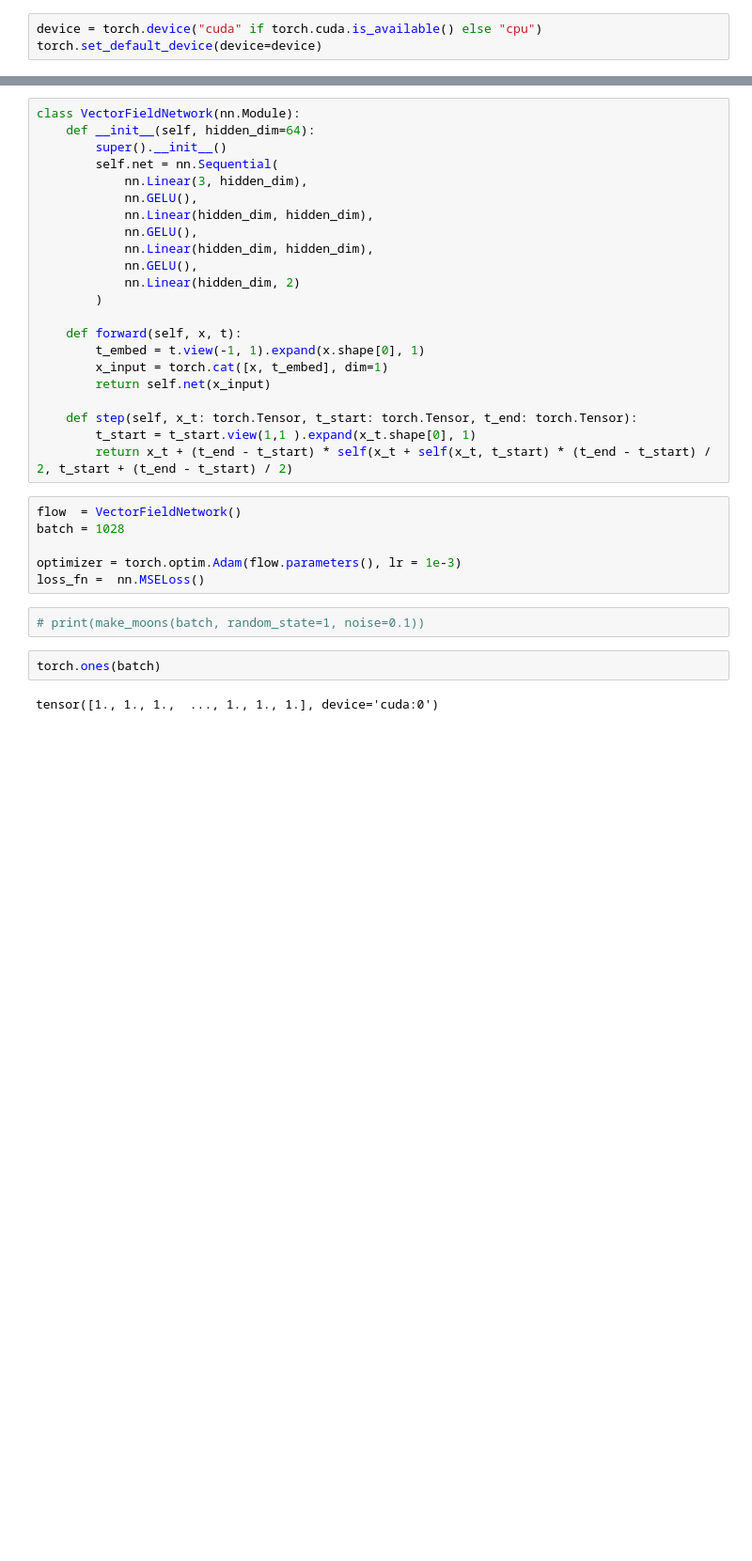
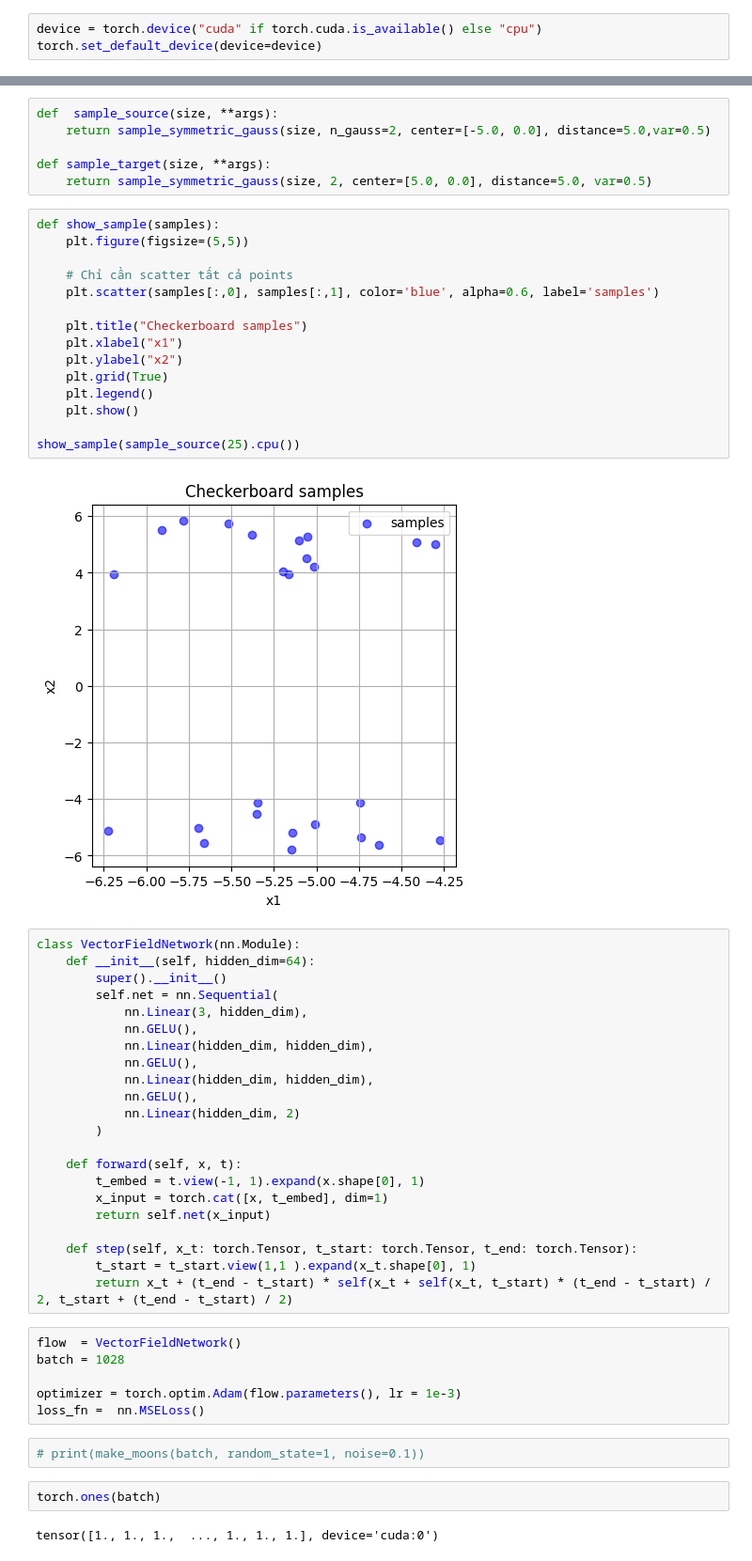
Before and after one commit to snozywolf59/ms2-signal-modelling-by-fm, a Jupyter notebook: demo-code/independent_coupling.ipynb, the cells around one changed output, grey strips where cells are left out. Shown: that part at 94% size. Drawn from its saved outputs; the diff is of its cells as text; blank space fills up the shorter version.

```diff
--- a/demo-code/independent_coupling.ipynb
+++ b/demo-code/independent_coupling.ipynb
@@ -29,3 +62,26 @@ def sample_gauss(batch_size, sigma=1.0):
+# %%
+def  sample_source(size, **args):
+    return sample_symmetric_gauss(size, n_gauss=2, center=[-5.0, 0.0], distance=5.0,var=0.5)
+
+def sample_target(size, **args):
+    return sample_symmetric_gauss(size, 2, center=[5.0, 0.0], distance=5.0, var=0.5)
+# %%
+def show_sample(samples):
+    plt.figure(figsize=(5,5))
+
+    # Chỉ cần scatter tất cả points
+    plt.scatter(samples[:,0], samples[:,1], color='blue', alpha=0.6, label='samples')
+
+    plt.title("Checkerboard samples")
+    plt.xlabel("x1")
+    plt.ylabel("x2")
+    plt.grid(True)
+    plt.legend()
+    plt.show()
+
+show_sample(sample_source(25).cpu())
+# %% [output]
+[figure, added]
 # %%
 class VectorFieldNetwork(nn.Module):
     def __init__(self, hidden_dim=64):
```
Also changed, not shown: parts of 9 cells of this notebook, 6 other files.
